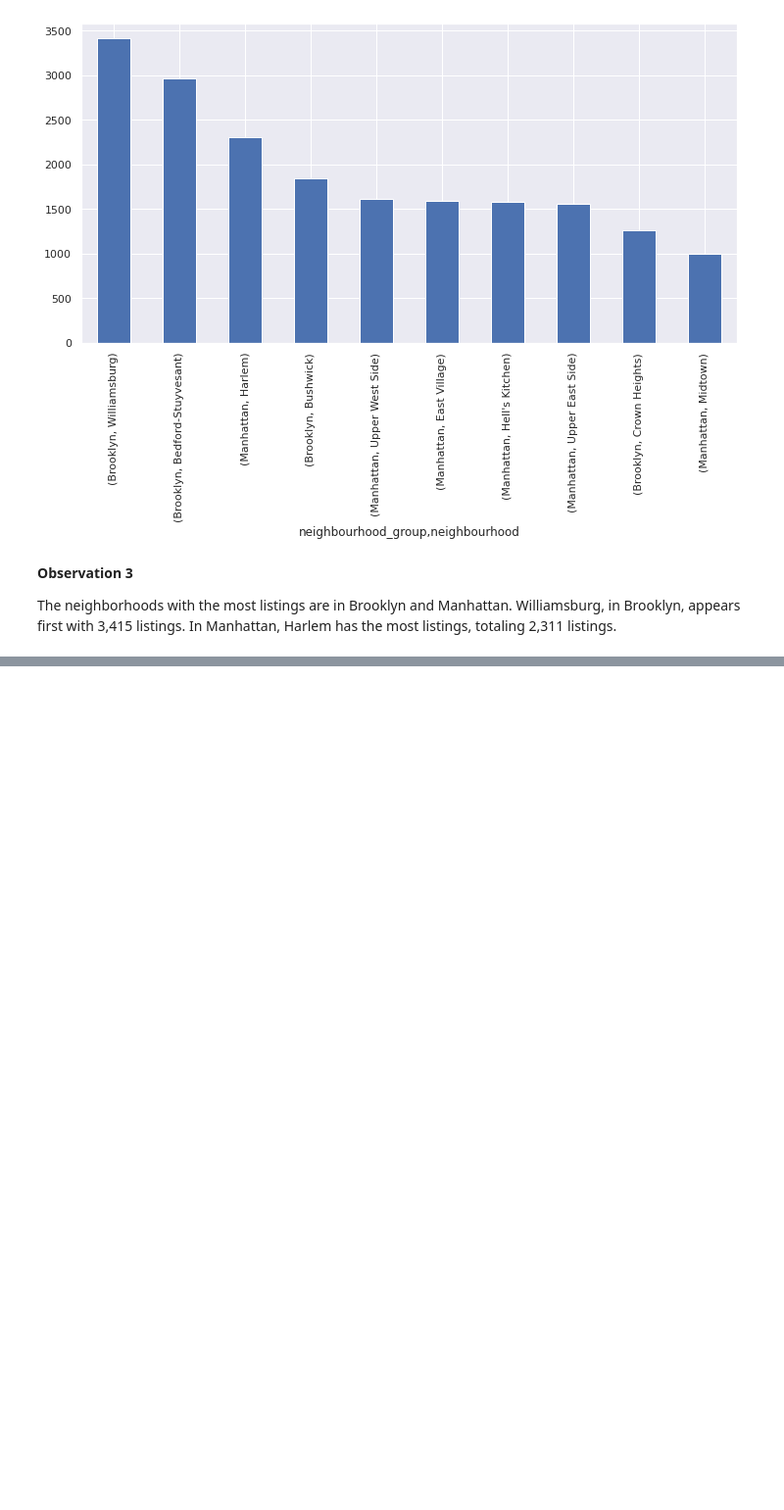
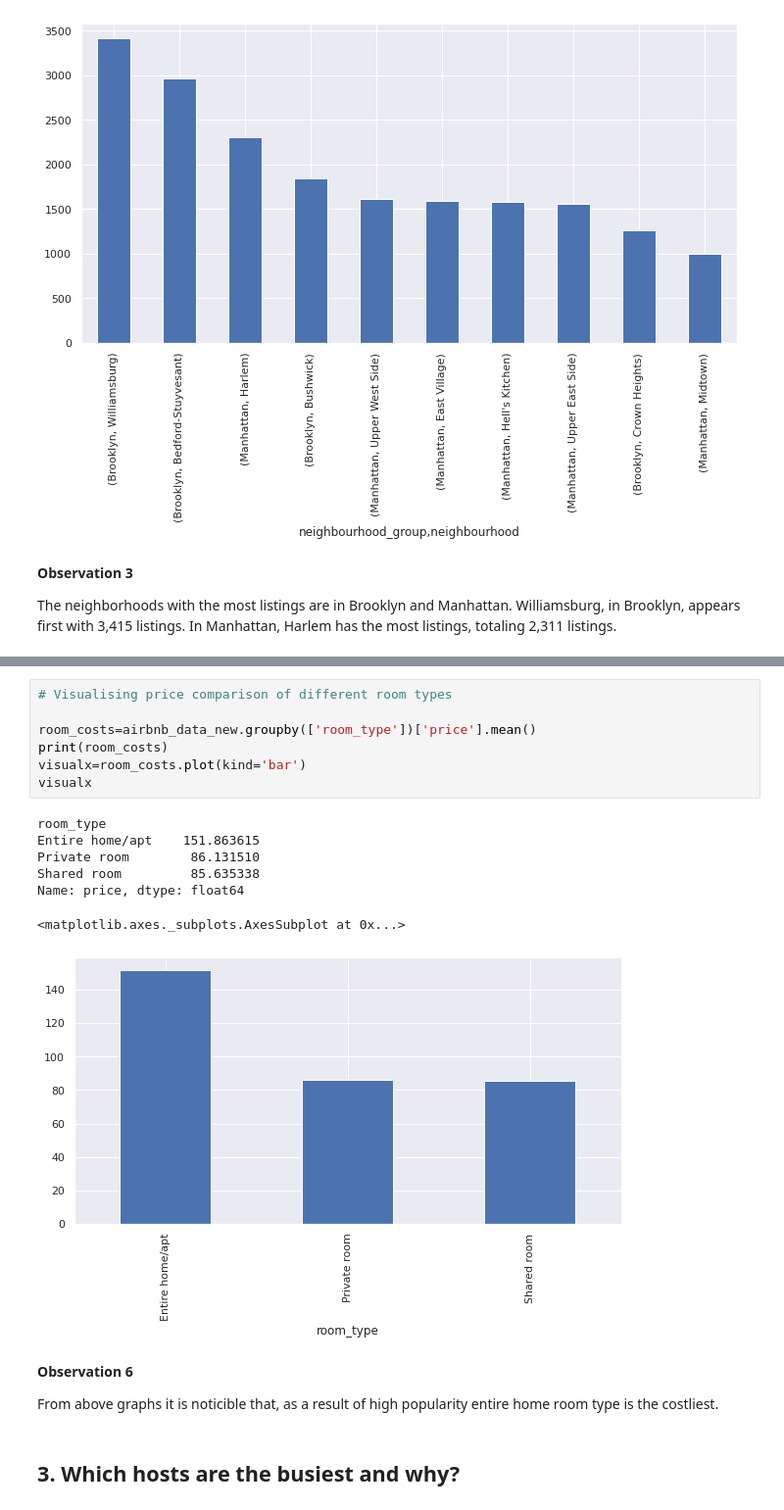
Before and after one commit to Rajat-Sri/Capstone-1-EDA-on-Airbnb-Dataset, a Jupyter notebook: Airbnb_Dataset_Analysis_Rajat_Srivastava_.ipynb, the cells around one changed output, grey strips where cells are left out. Shown: that part at 98% size. Cells and saved outputs as stored; diff of their text form; blank space fills up the shorter version.

```diff
--- a/Airbnb_Dataset_Analysis_Rajat_Srivastava_.ipynb
+++ b/Airbnb_Dataset_Analysis_Rajat_Srivastava_.ipynb
@@ -367,0 +448,21 @@ The neighborhoods with the most listings are in Brooklyn and Manhattan. Williams
+# %%
+# Visualising price comparison of different room types
+
+room_costs=airbnb_data_new.groupby(['room_type'])['price'].mean()
+print(room_costs)
+visualx=room_costs.plot(kind='bar')
+visualx
+# %% [output]
+room_type
+Entire home/apt    151.863615
+Private room        86.131510
+Shared room         85.635338
+Name: price, dtype: float64
+<matplotlib.axes._subplots.AxesSubplot at 0x...>
+[figure, added]
+# %% [markdown]
+**Observation 6**
+
+From above graphs it is noticible that, as a result of high popularity entire home room type is the costliest.
+# %% [markdown]
+## 3. Which hosts are the busiest and why?
```
Also changed, not shown: parts of 13 cells of this notebook.
